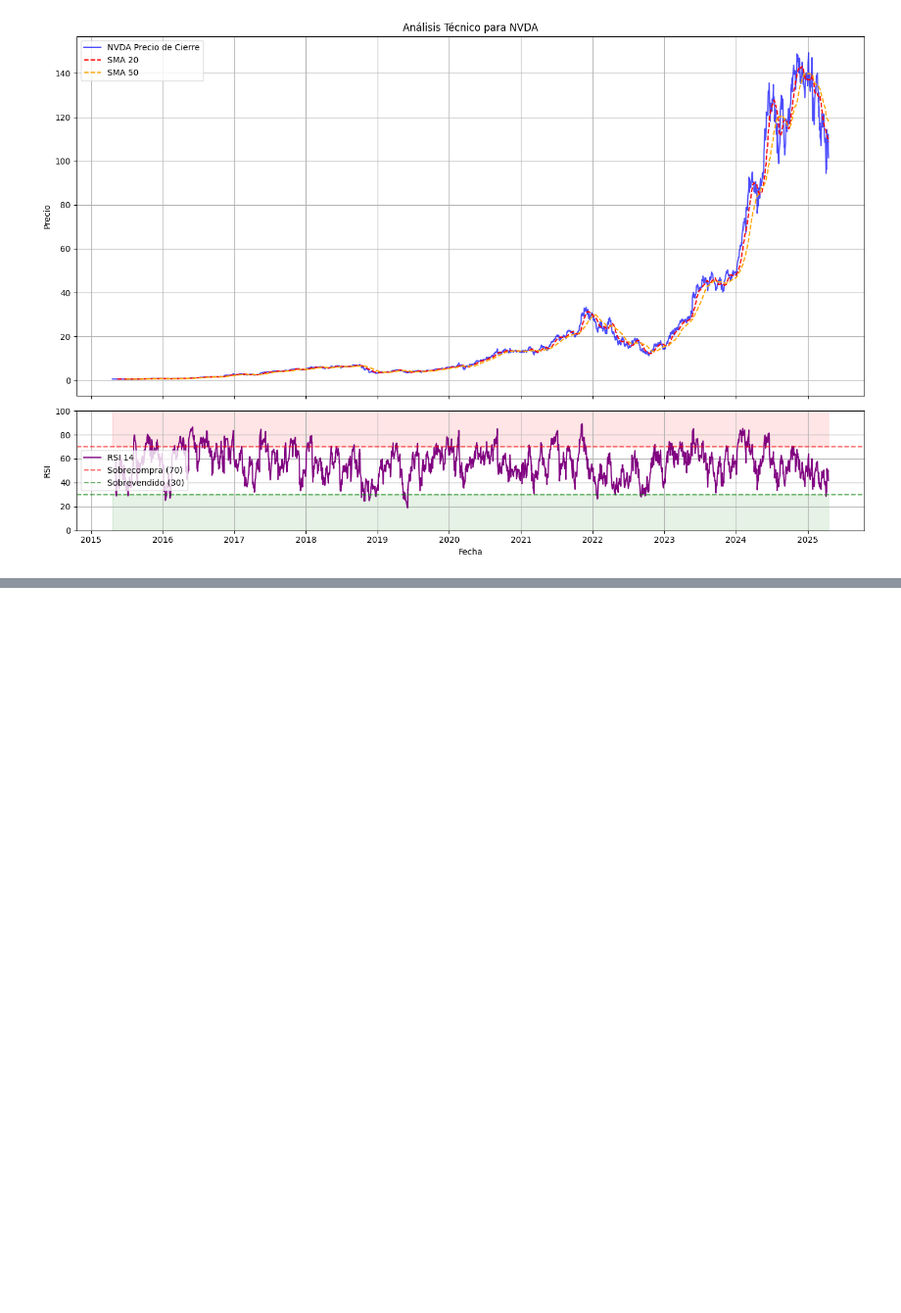
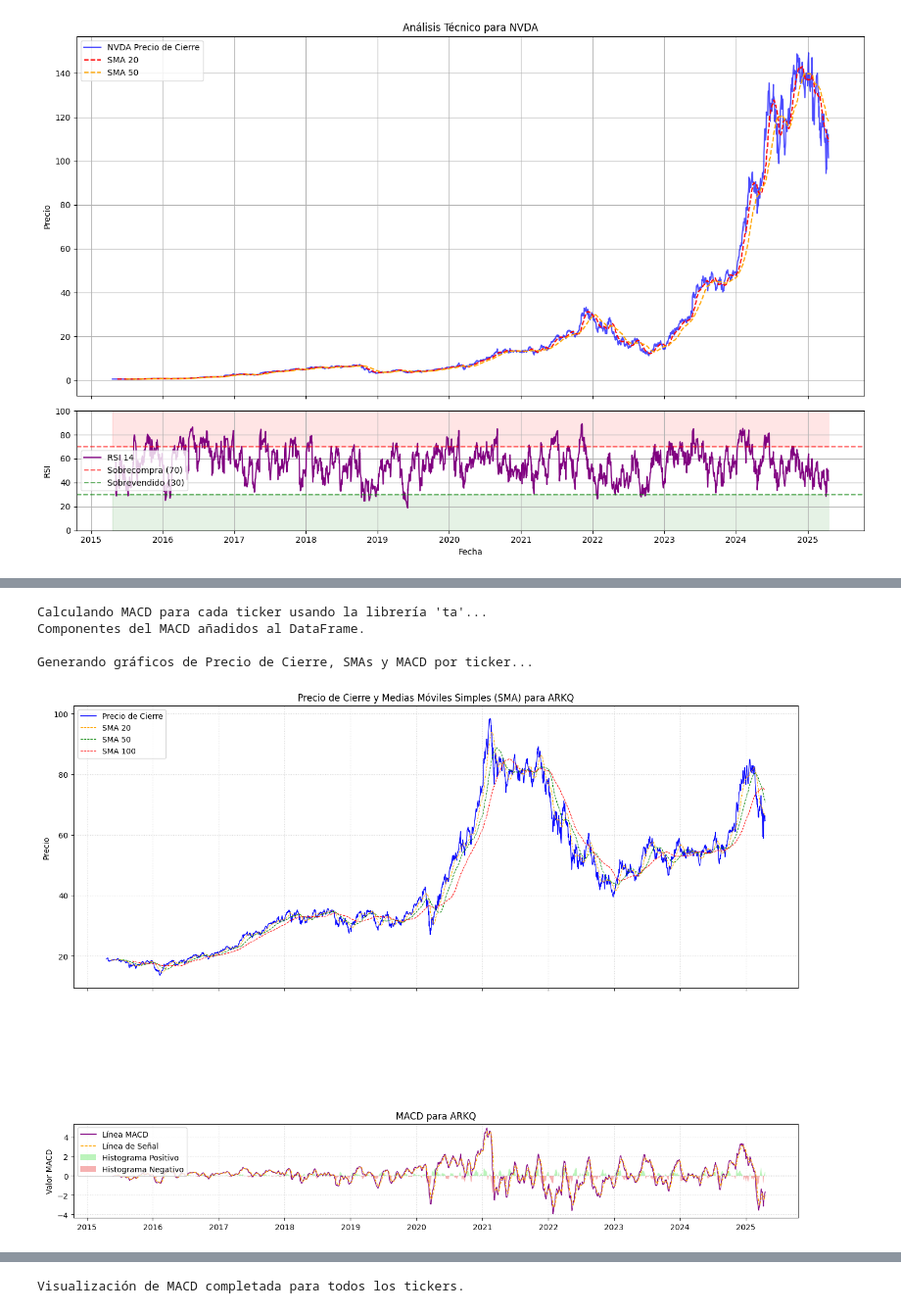
Before and after one commit to Haagila/financial-indicators-project, a Jupyter notebook: notebooks/03_financial_indicators_analysis.ipynb, the cells around one changed output, grey strips where cells are left out. Shown at 98% size. Cells and saved outputs as stored; diff of their text form; code cells hidden in the pictures; blank space fills up the shorter version.

```diff
--- a/notebooks/03_financial_indicators_analysis.ipynb
+++ b/notebooks/03_financial_indicators_analysis.ipynb
@@ -246,0 +214,79 @@ Generando gráfico de Precio, SMAs y RSI para NVDA...
+# %%
+import pandas as pd
+import ta.trend
+import matplotlib.pyplot as plt
+import matplotlib.gridspec as gridspec # Para organizar los subplots
+
+if not isinstance(data_cleaned.index, pd.DatetimeIndex):
+    data_cleaned.index = pd.to_datetime(data_cleaned.index)
+    print("Índice convertido a DatetimeIndex.")
+
+
+# Calculamos MACD para cada ticker ---
+print("\nCalculando MACD para cada ticker usando la librería 'ta'...")
+
+tickers = data_cleaned.columns.get_level_values(1).unique()
+
+for ticker in tickers:
+    close_series = data_cleaned[('Close', ticker)]
+
+    macd_line = ta.trend.macd(close_series, window_fast=12, window_slow=26)
+    macd_signal = ta.trend.macd_signal(close_series, window_fast=12, window_slow=26, window_sign=9)
+    macd_diff = ta.trend.macd_diff(close_series, window_fast=12, window_slow=26, window_sign=9)
+
+    data_cleaned[('MACD_Line', ticker)] = macd_line
+    data_cleaned[('MACD_Signal', ticker)] = macd_signal
+    data_cleaned[('MACD_Hist', ticker)] = macd_diff
+
+print("Componentes del MACD añadidos al DataFrame.")
+
+# Visualizamos el precio de cierre
+print("\nGenerando gráficos de Precio de Cierre, SMAs y MACD por ticker...")
+
+for ticker in tickers:
+    fig = plt.figure(figsize=(14, 10))
+    gs = gridspec.GridSpec(3, 1, height_ratios=[3, 1, 1])
+
+    ax0 = fig.add_subplot(gs[0, 0])
+    ax0.plot(data_cleaned.index, data_cleaned[('Close', ticker)], label='Precio de Cierre', color='blue', linewidth=1)
+    if ('SMA_20', ticker) in data_cleaned.columns:
+        ax0.plot(data_cleaned.index, data_cleaned[('SMA_20', ticker)], label='SMA 20', color='orange', linestyle='--', linewidth=0.8)
+    if ('SMA_50', ticker) in data_cleaned.columns:
+        ax0.plot(data_cleaned.index, data_cleaned[('SMA_50', ticker)], label='SMA 50', color='green', linestyle='--', linewidth=0.8)
+    if ('SMA_100', ticker) in data_cleaned.columns:
+        ax0.plot(data_cleaned.index, data_cleaned[('SMA_100', ticker)], label='SMA 100', color='red', linestyle='--', linewidth=0.8)
+
+    ax0.set_title(f'Precio de Cierre y Medias Móviles Simples (SMA) para {ticker}')
+    ax0.set_ylabel('Precio')
+    ax0.legend(loc='upper left')
+    ax0.grid(True, linestyle=':', alpha=0.6)
+    # Ocultamos las etiquetas X para evitar que se superpongan con el subplot inferior
+    plt.setp(ax0.get_xticklabels(), visible=False)
+
+    ax2 = fig.add_subplot(gs[2, 0], sharex=ax0)
+    ax2.plot(data_cleaned.index, data_cleaned[('MACD_Line', ticker)], label='Línea MACD', color='purple', linewidth=1)
+    ax2.plot(data_cleaned.index, data_cleaned[('MACD_Signal', ticker)], label='Línea de Señal', color='orange', linestyle='--', linewidth=1)
+
+    hist_data = data_cleaned[('MACD_Hist', ticker)].dropna()
+    hist_index = hist_data.index
+    ax2.fill_between(hist_index, hist_data, 0,
+                     where=(hist_data > 0), facecolor='lightgreen', alpha=0.6, label='Histograma Positivo')
+    ax2.fill_between(hist_index, hist_data, 0,
+                     where=(hist_data < 0), facecolor='lightcoral', alpha=0.6, label='Histograma Negativo')
+
+    ax2.axhline(0, color='gray', linestyle=':', linewidth=0.8)
+    ax2.set_title(f'MACD para {ticker}')
+    ax2.set_ylabel('Valor MACD')
+    ax2.legend(loc='upper left')
+    ax2.grid(True, linestyle=':', alpha=0.6)
+
+    plt.tight_layout()
+    plt.show()
+
+print("\nVisualización de MACD completada para todos los tickers.")
+# %% [output]
+Calculando MACD para cada ticker usando la librería 'ta'...
+Componentes del MACD añadidos al DataFrame.
+
+Generando gráficos de Precio de Cierre, SMAs y MACD por ticker...
+[figure, added]
@@ -246,0 +297 @@ Generando gráfico de Precio, SMAs y RSI para NVDA...
+Visualización de MACD completada para todos los tickers.
```
Also changed, not shown: parts of 8 cells of this notebook.
